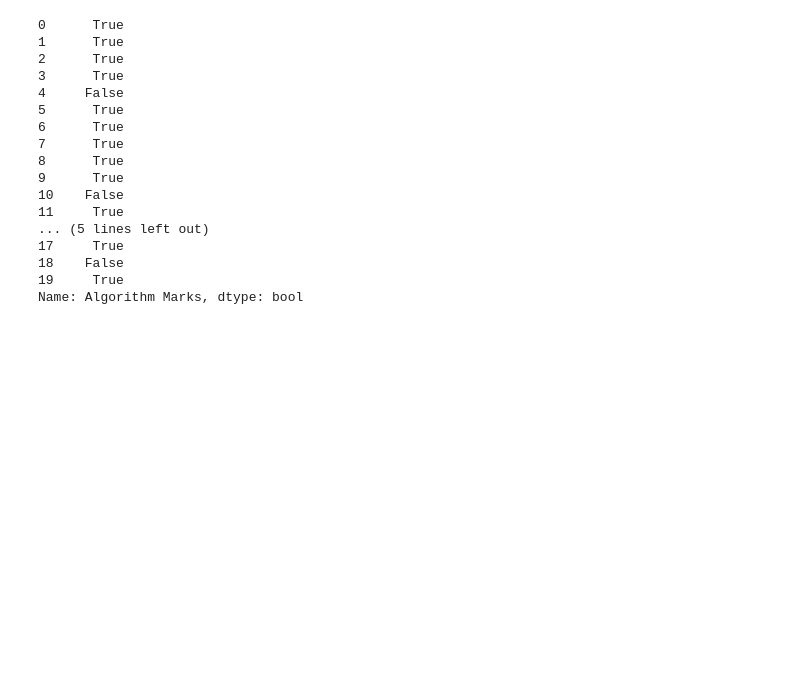
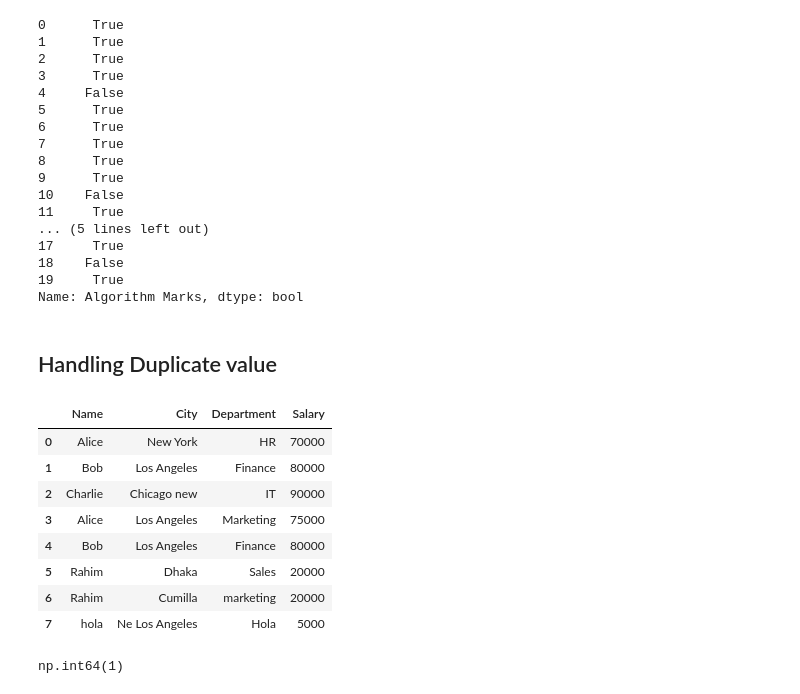
Before and after one commit to shahbaz-kamal/machine_learning, a Jupyter notebook: 14-data-analysis-with-pandas-2/m_14.ipynb, the cells around one changed output. Saved outputs shown, nothing was run; the diff lists cells and outputs as text; code cells hidden in the pictures; blank space fills up the shorter version.

```diff
--- a/14-data-analysis-with-pandas-2/m_14.ipynb
+++ b/14-data-analysis-with-pandas-2/m_14.ipynb
@@ -303,3 +303,28 @@ df1["Algorithm Marks"].notnull()
 18    False
 19     True
 Name: Algorithm Marks, dtype: bool
+# %% [markdown]
+## Handling Duplicate value
+# %%
+data={
+    "Name": ["Alice", "Bob", "Charlie", "Alice", "Bob","Rahim","Rahim","hola"],
+    "City": ["New York", "Los Angeles", "Chicago new", "Los Angeles", "Los Angeles","Dhaka","Cumilla","Ne Los Angeles"],
+    "Department":["HR", "Finance", "IT", "Marketing", "Finance","Sales","marketing","Hola"],
+    "Salary":[70000, 80000, 90000, 75000, 80000,20000,20000,5000]
+}
+df=pd.DataFrame(data)
+df
+# %% [output]
+|  | Name | City | Department | Salary |
+| 0 | Alice | New York | HR | 70000 |
+| 1 | Bob | Los Angeles | Finance | 80000 |
+| 2 | Charlie | Chicago new | IT | 90000 |
+| 3 | Alice | Los Angeles | Marketing | 75000 |
+| 4 | Bob | Los Angeles | Finance | 80000 |
+| 5 | Rahim | Dhaka | Sales | 20000 |
+| 6 | Rahim | Cumilla | marketing | 20000 |
+| 7 | hola | Ne Los Angeles | Hola | 5000 |
+# %%
+df.duplicated().sum()
+# %% [output]
+np.int64(1)
```
Also changed, not shown: parts of 3 cells of this notebook.
